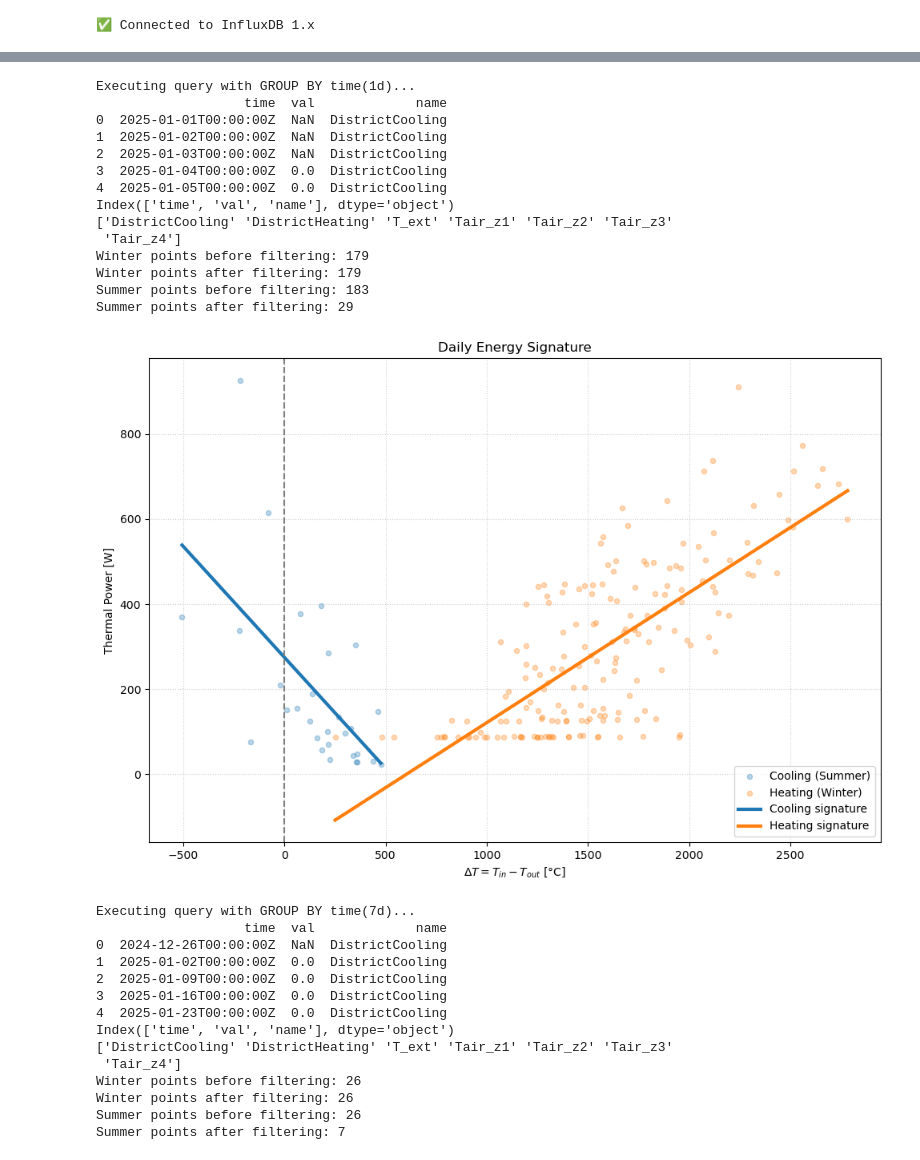
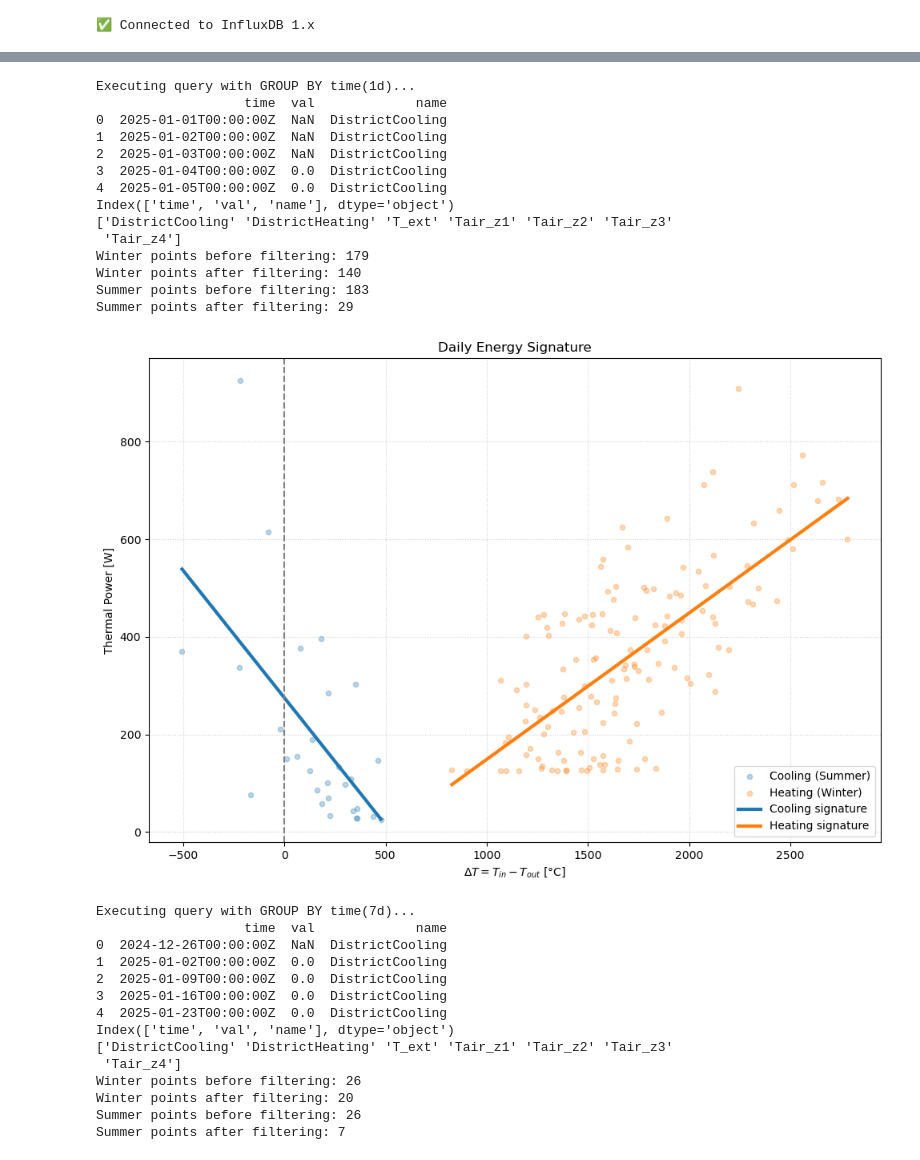
Before and after one commit to Lorenzo0126/ICT_in_building_design-Project, a Jupyter notebook: 2_building_management_system/EnergySignature.ipynb, the cells around one changed output, grey strips where cells are left out. Drawn from its saved outputs; the diff is of its cells as text; code cells hidden in the pictures.

```diff
--- a/2_building_management_system/EnergySignature.ipynb
+++ b/2_building_management_system/EnergySignature.ipynb
@@ -32,7 +32,7 @@ PE_ELEC = 2.17
 COP_H = 0.98
 EER_C = 5.4
 THRESHOLD_COOLING = 20  # Power threshold to filter outliers (in W)
-THRESHOLD_HEATING = 100  # Power threshold to filter outliers (in W)
+THRESHOLD_HEATING = 150  # Power threshold to filter outliers (in W)
 MEASUREMENT = "simulation_observations" # The measurement containing these fields
 YEAR = 2025
 START = f"{YEAR}-01-01T00:00:00Z"
@@ -148,7 +148,7 @@ def plot_energy_signature(group_by_time, title, threshold_cooling, threshold_hea
         threshold = threshold_heating
     else:
         threshold = 0
-    df_winter = df_winter[df_winter['QH'] >= threshold]
+    df_winter = df_winter[df_winter['QH'] > threshold]
     print(f"Winter points after filtering: {len(df_winter)}")
 
     # SUMMER (COOLING)
@@ -160,7 +160,7 @@ def plot_energy_signature(group_by_time, title, threshold_cooling, threshold_hea
         threshold = threshold_cooling
     else:
         threshold = 0
-    df_summer = df_summer[df_summer['QC'] >= threshold]
+    df_summer = df_summer[df_summer['QC'] > threshold]
     print(f"Summer points after filtering: {len(df_summer)}")
 
     plt.figure(figsize=(10, 7))
@@ -207,7 +207,6 @@ def plot_energy_signature(group_by_time, title, threshold_cooling, threshold_hea
     plt.tight_layout()
     plt.show()
 
-
 # Plot the hourly energy signature
 group_time_hour = '1h'
 title_hour = f'Hourly Energy Signature'
@@ -246,18 +245,18 @@ Summer points after filtering: 284
 Executing query with GROUP BY time(1d)...
                    time  val             name
 0  2025-01-01T00:00:00Z  NaN  DistrictCooling
 1  2025-01-02T00:00:00Z  NaN  DistrictCooling
 2  2025-01-03T00:00:00Z  NaN  DistrictCooling
 3  2025-01-04T00:00:00Z  0.0  DistrictCooling
 4  2025-01-05T00:00:00Z  0.0  DistrictCooling
 Index(['time', 'val', 'name'], dtype='object')
 ['DistrictCooling' 'DistrictHeating' 'T_ext' 'Tair_z1' 'Tair_z2' 'Tair_z3'
  'Tair_z4']
 Winter points before filtering: 179
-Winter points after filtering: 179
+Winter points after filtering: 140
 Summer points before filtering: 183
 Summer points after filtering: 29
-[figure, old version]
+[figure, new version]
 Executing query with GROUP BY time(7d)...
                    time  val             name
 0  2024-12-26T00:00:00Z  NaN  DistrictCooling
@@ -269,6 +268,6 @@ Index(['time', 'val', 'name'], dtype='object')
 ['DistrictCooling' 'DistrictHeating' 'T_ext' 'Tair_z1' 'Tair_z2' 'Tair_z3'
  'Tair_z4']
 Winter points before filtering: 26
-Winter points after filtering: 26
+Winter points after filtering: 20
 Summer points before filtering: 26
 Summer points after filtering: 7
```
Also changed, not shown: parts of 1 cell of this notebook.
